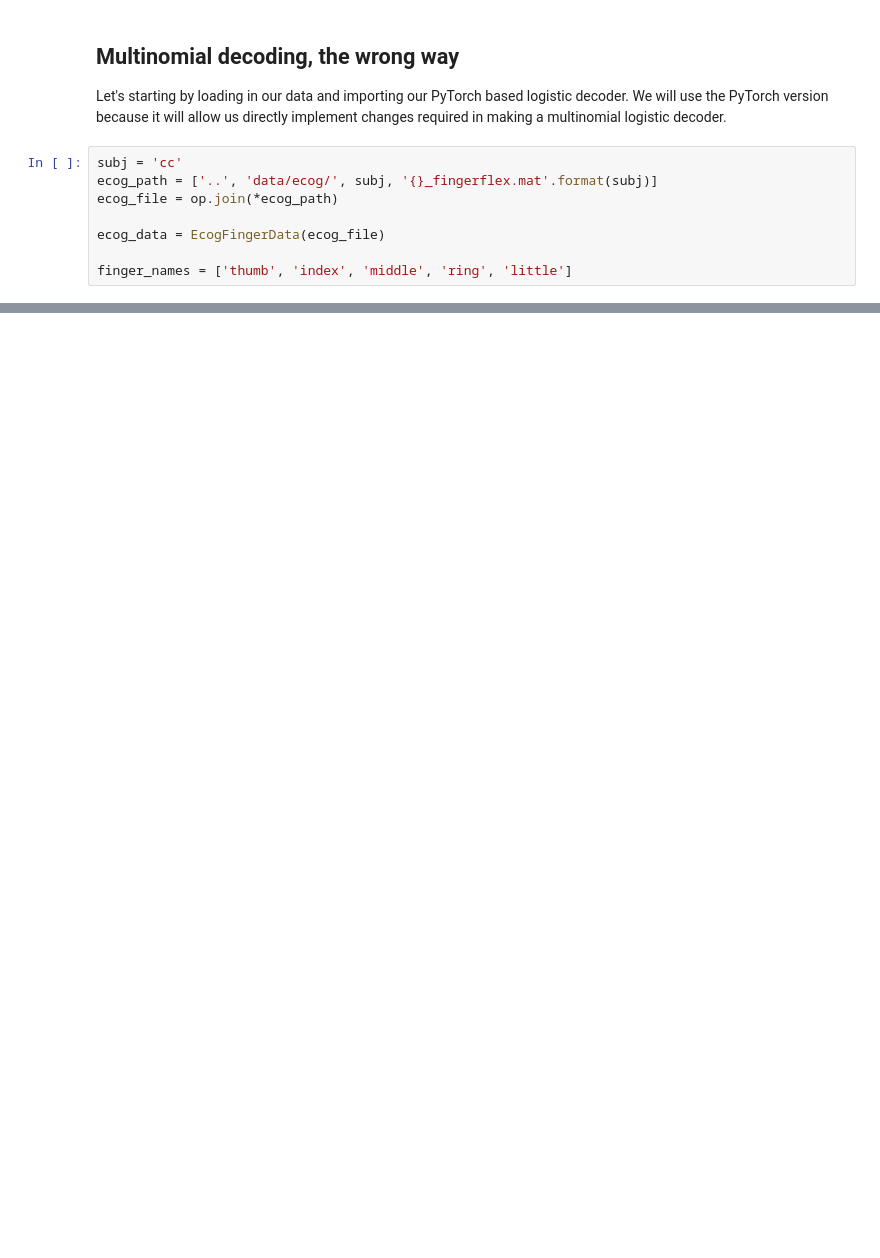
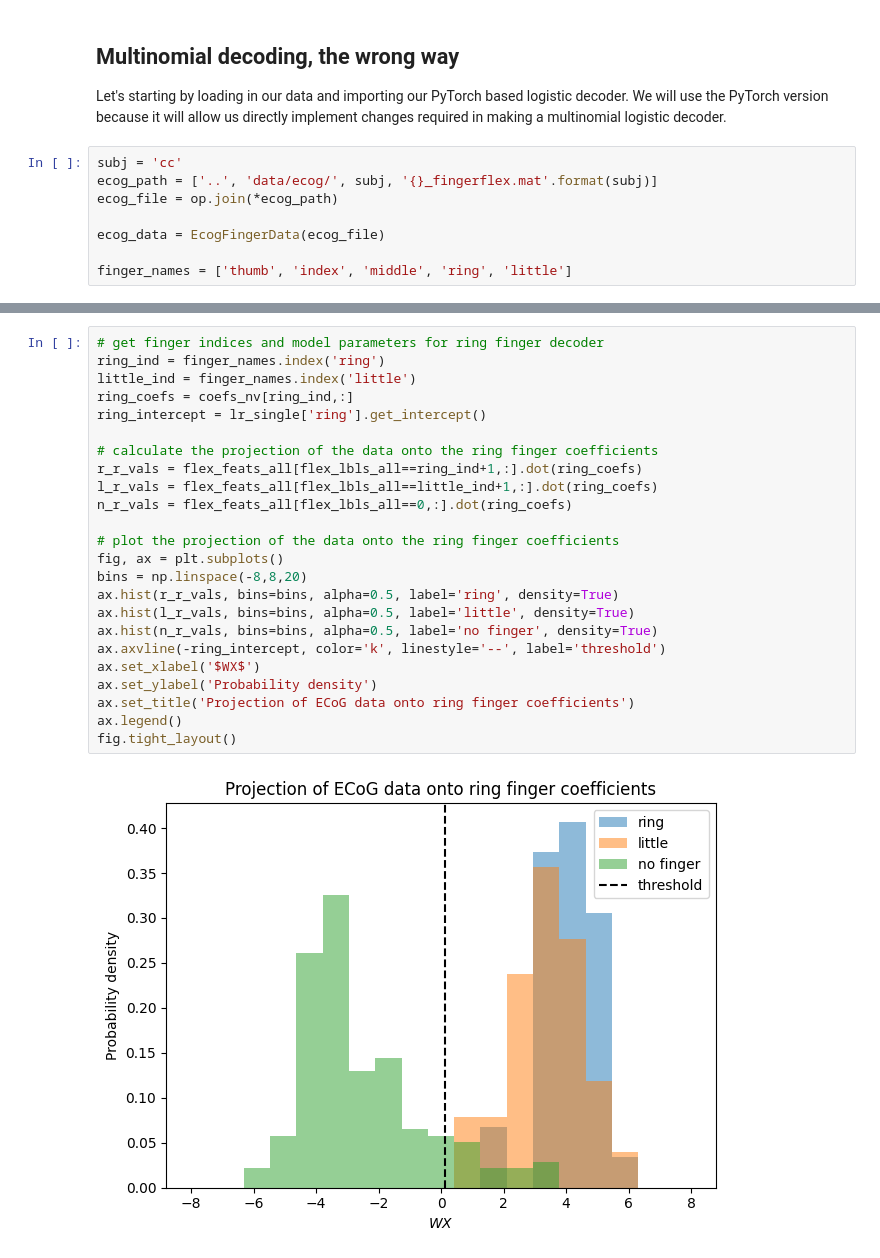
Before and after one commit to dbheadley/DecodingTheBrain, a Jupyter notebook: Week8/notes.ipynb, the cells around one changed output, grey strips where cells are left out. Cells and saved outputs as stored; diff of their text form; blank space fills up the shorter version.

```diff
--- a/Week8/notes.ipynb
+++ b/Week8/notes.ipynb
@@ -186,0 +232,26 @@ Another, less obvious issue, is how the output of the decoder is configured. Whe
+# %%
+# get finger indices and model parameters for ring finger decoder
+ring_ind = finger_names.index('ring')
+little_ind = finger_names.index('little')
+ring_coefs = coefs_nv[ring_ind,:]
+ring_intercept = lr_single['ring'].get_intercept()
+
+# calculate the projection of the data onto the ring finger coefficients
+r_r_vals = flex_feats_all[flex_lbls_all==ring_ind+1,:].dot(ring_coefs)
+l_r_vals = flex_feats_all[flex_lbls_all==little_ind+1,:].dot(ring_coefs)
+n_r_vals = flex_feats_all[flex_lbls_all==0,:].dot(ring_coefs)
+
+# plot the projection of the data onto the ring finger coefficients
+fig, ax = plt.subplots()
+bins = np.linspace(-8,8,20)
+ax.hist(r_r_vals, bins=bins, alpha=0.5, label='ring', density=True)
+ax.hist(l_r_vals, bins=bins, alpha=0.5, label='little', density=True)
+ax.hist(n_r_vals, bins=bins, alpha=0.5, label='no finger', density=True)
+ax.axvline(-ring_intercept, color='k', linestyle='--', label='threshold')
+ax.set_xlabel('$WX$')
+ax.set_ylabel('Probability density')
+ax.set_title('Projection of ECoG data onto ring finger coefficients')
+ax.legend()
+fig.tight_layout()
+# %% [output]
+[figure, added]
```
Also changed, not shown: parts of 57 cells of this notebook, 2 other files.
